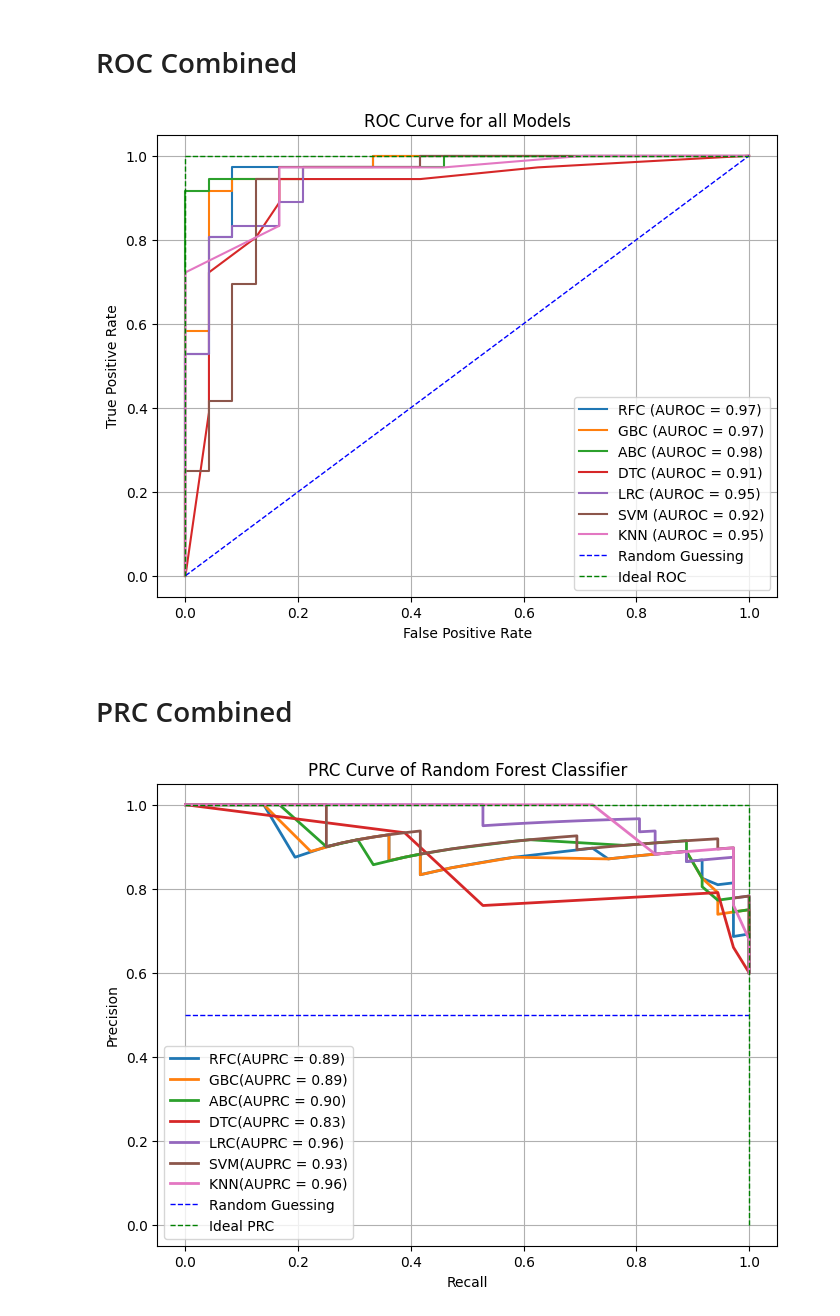
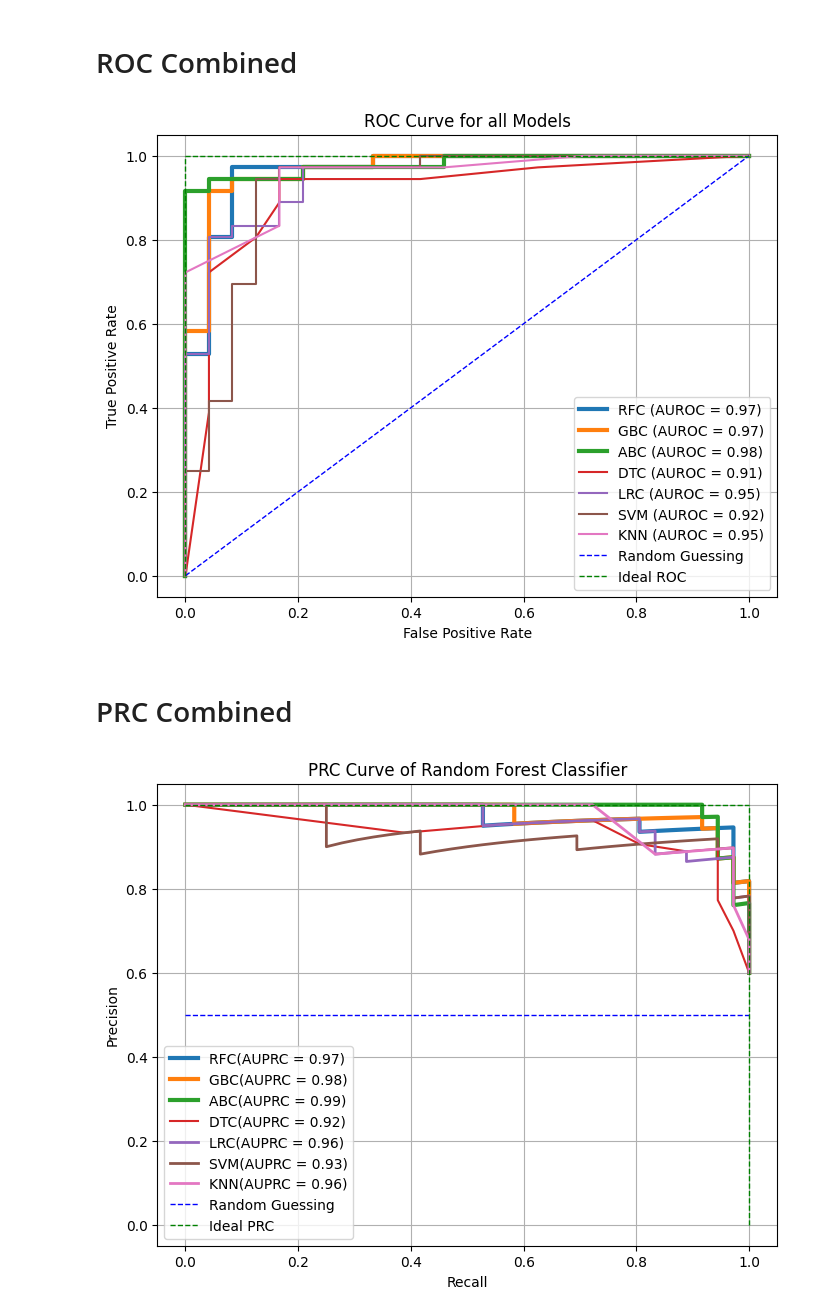
Before and after one commit to kruthi-sb/Cardiac_Events_ML, a Jupyter notebook: ML/ML_final.ipynb, the cells around one changed output. Saved outputs shown, nothing was run; the diff lists cells and outputs as text; code cells hidden in the pictures.

Commit message:
perfected ML_final, added PRC for all models

```diff
--- a/ML/ML_final.ipynb
+++ b/ML/ML_final.ipynb
@@ -34,6 +46,18 @@ def get_model_report(model_name):
 # %% [markdown]
 # ROC Combined
 # %%
+#import DataFetcher class from file heart_data.py
+import DataFetcher #importing the file DataFetcher.py from the folder data
+data_fetcher = DataFetcher.DataFetcher("C:\\Users\\kruth\\OneDrive\\Desktop\\Cardiac_Events_ML\\preprocessing\\final_dataset.csv")
+X_train = data_fetcher.get_X_train()
+X_test = data_fetcher.get_X_test()
+y_train = data_fetcher.get_y_train()
+y_test = data_fetcher.get_y_test()
+features = data_fetcher.get_features()
+target_names = data_fetcher.get_target_names()
+X = data_fetcher.get_X()
+y = data_fetcher.get_y()
+
 #plot roc curve for the model
 from sklearn.metrics import roc_curve
 from sklearn.metrics import roc_auc_score
@@ -59,8 +83,8 @@ for model_name in ['joblib_dump\RFC.pkl', 'joblib_dump\GBC.pkl', 'joblib_dump\AB
         y_pred_proba = model.predict_proba(X_test)[::,1] #get the probability of the positive class. [::,1] means get the second column of the array
         fpr, tpr, _ = roc_curve(y_test,  y_pred_proba) # _ is a placeholder for the threshold values
         auc = roc_auc_score(y_test, y_pred_proba).round(2) #round the auc score to 2 decimal places
-        if model_name == 'joblib_dump\RF.pkl':
-            linewidth = 2
+        if model_name == 'joblib_dump\RFC.pkl' or model_name == 'joblib_dump\GBC.pkl' or model_name == 'joblib_dump\ABC.pkl':
+            linewidth = 3
         else:
             linewidth = 1.5
         plt.plot(fpr,tpr, label=(str(model_name[-7:-4])+" (AUROC = %0.2f)") % auc, linewidth = linewidth)
@@ -79,10 +103,23 @@ plt.legend(loc="best")
 plt.grid(True)
 plt.show()
 # %% [output]
-[figure, old version]
+[figure, new version]
 # %% [markdown]
 # PRC Combined
 # %%
+#import fresh data
+#import DataFetcher class from file heart_data.py
+import DataFetcher #importing the file DataFetcher.py from the folder data
+data_fetcher = DataFetcher.DataFetcher("C:\\Users\\kruth\\OneDrive\\Desktop\\Cardiac_Events_ML\\preprocessing\\final_dataset.csv")
+X_train = data_fetcher.get_X_train()
+X_test = data_fetcher.get_X_test()
+y_train = data_fetcher.get_y_train()
+y_test = data_fetcher.get_y_test()
+features = data_fetcher.get_features()
+target_names = data_fetcher.get_target_names()
+X = data_fetcher.get_X()
+y = data_fetcher.get_y()
+
 #plot precision recall curve for the all models
 from sklearn.metrics import precision_recall_curve
 from sklearn.metrics import average_precision_score
@@ -98,34 +135,38 @@ for model_name in ['joblib_dump\RFC.pkl', 'joblib_dump\GBC.pkl', 'joblib_dump\AB
         from sklearn.preprocessing import StandardScaler
         scaler = StandardScaler()
         scaler.fit(X_train) #fitting the scaler to the training set.
         X_train = scaler.transform(X_train) #transforming the training set.
         X_test = scaler.transform(X_test) #transforming the testing set.
         y_pred_proba = model.predict_proba(X_test)[::,1] #get the probability of the positive class.
         #plot the PRC curve
         precision, recall, _ = precision_recall_curve(y_test, y_pred_proba)  # _ is a placeholder for the threshold values
         average_precision = average_precision_score(y_test, y_pred_proba).round(2)
         plt.plot(recall, precision, label=str(model_name[-7:-4])+"(AUPRC = %0.2f)" % average_precision, linewidth = 2)
         #average precision is the area under the PRC curve
     else:
         y_pred_proba = model.predict_proba(X_test)[::,1] #get the probability of the positive class.
         #plot the PRC curve
         precision, recall, _ = precision_recall_curve(y_test, y_pred_proba)  # _ is a placeholder for the threshold values
         average_precision = average_precision_score(y_test, y_pred_proba).round(2)
-        plt.plot(recall, precision, label=str(model_name[-7:-4])+"(AUPRC = %0.2f)" % average_precision, linewidth = 2)
+        if model_name == 'joblib_dump\RFC.pkl' or model_name == 'joblib_dump\GBC.pkl' or model_name == 'joblib_dump\ABC.pkl':
+            linewidth = 3
+        else:
+            linewidth = 1.5
+        plt.plot(recall, precision, label=str(model_name[-7:-4])+"(AUPRC = %0.2f)" % average_precision, linewidth = linewidth)
         #average precision is the area under the PRC curve
 
 #plot the ideal PRC curve and random guessing PRC curve
 plt.plot([0,1],[0.5,0.5],"b--", linewidth = 1, label = "Random Guessing")
 plt.plot([0,1],[1,1], "g--", linewidth = 1, label = "Ideal PRC")
 plt.plot([1,1],[0,1], "g--", linewidth = 1)
 
 #set up the plot
 plt.xlabel("Recall")
 plt.ylabel("Precision")
 plt.title("PRC Curve of Random Forest Classifier")
-plt.legend(loc="best")
+plt.legend(loc = "best")
 plt.grid(True)
 plt.show()
 # %% [output]
-[figure, old version]
+[figure, new version]
 # %% [markdown]
```
Also changed, not shown: parts of 23 cells of this notebook, 2 other files.
